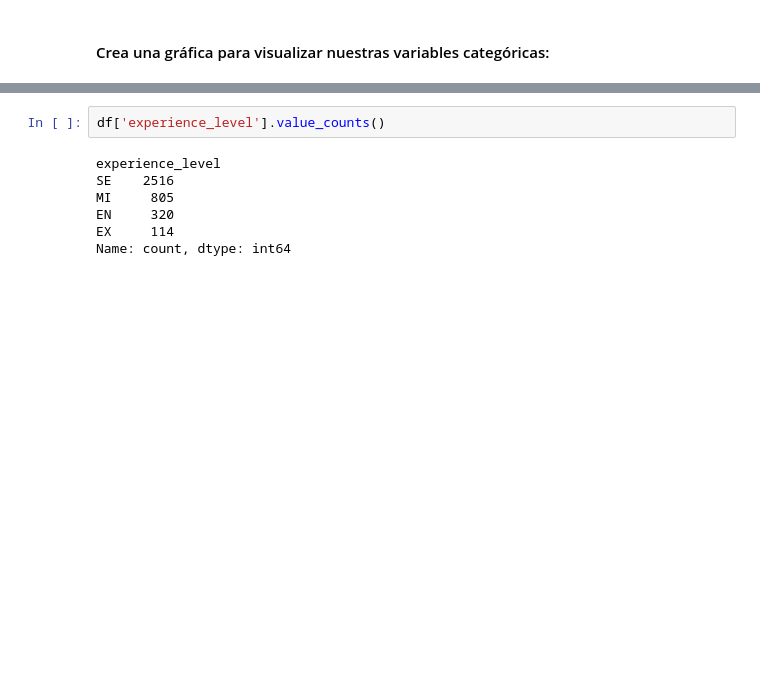
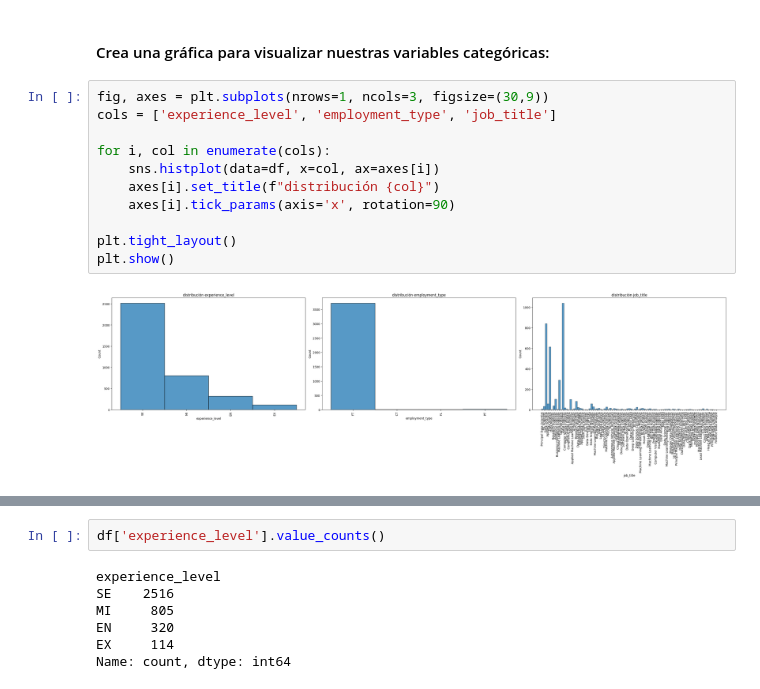
Before and after one commit to DanielaRosero/DataScienceSalary, a Jupyter notebook: notebook.ipynb, the cells around one changed output, grey strips where cells are left out. Drawn from its saved outputs; the diff is of its cells as text; blank space fills up the shorter version.

```diff
--- a/notebook.ipynb
+++ b/notebook.ipynb
@@ -217,2 +183,15 @@ plt.show()
 # %% [markdown]
 #### Crea una gráfica para visualizar nuestras variables categóricas:
+# %%
+fig, axes = plt.subplots(nrows=1, ncols=3, figsize=(30,9))
+cols = ['experience_level', 'employment_type', 'job_title']
+
+for i, col in enumerate(cols):
+    sns.histplot(data=df, x=col, ax=axes[i])
+    axes[i].set_title(f"distribución {col}")
+    axes[i].tick_params(axis='x', rotation=90)
+
+plt.tight_layout()
+plt.show()
+# %% [output]
+[figure, added]
```
Also changed, not shown: parts of 32 cells of this notebook.
